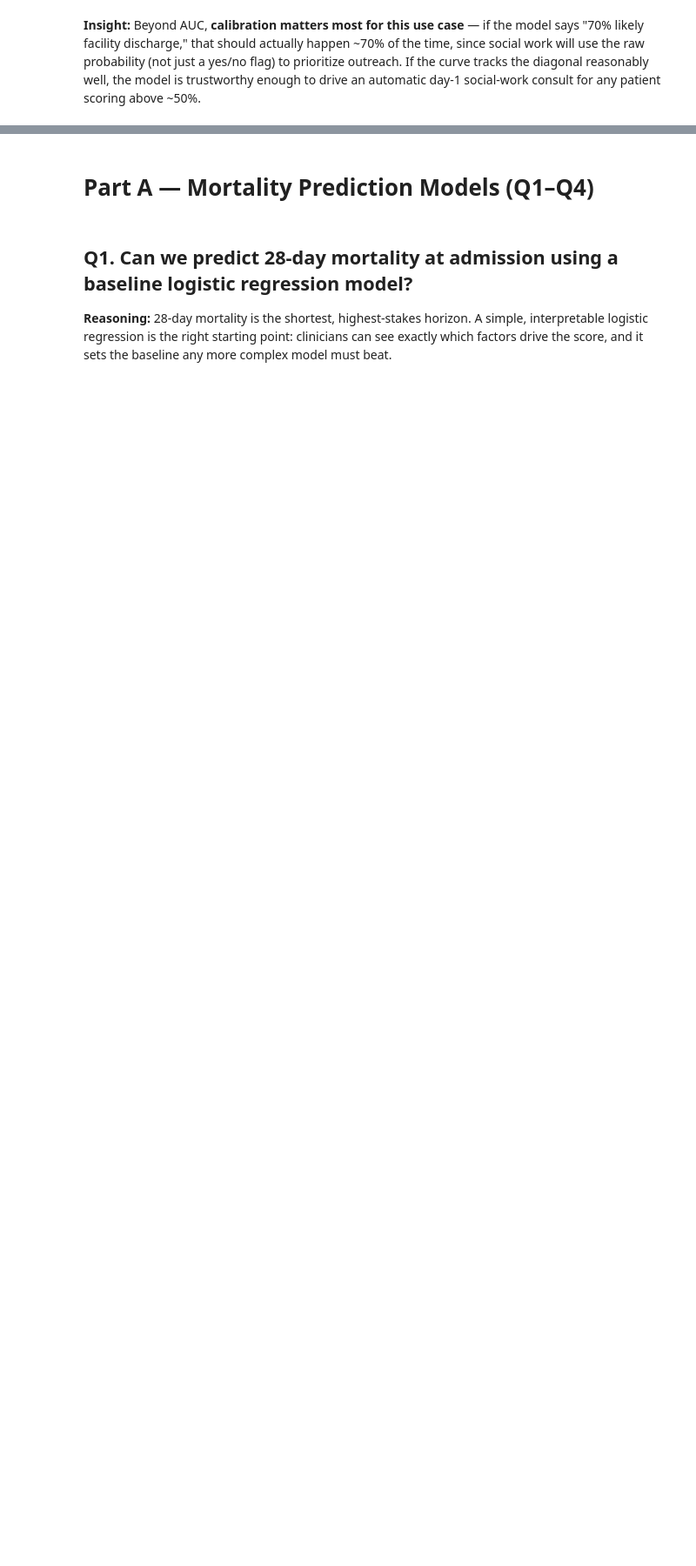
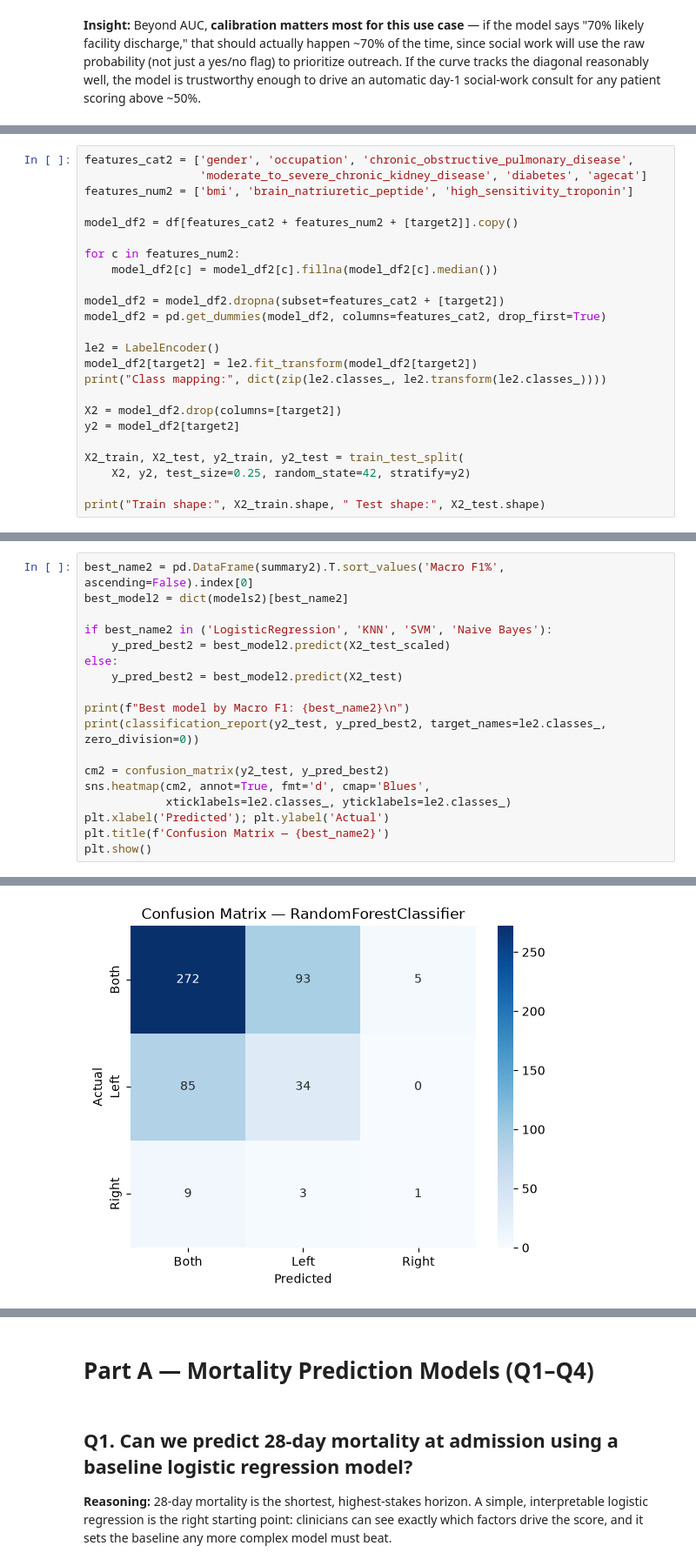
Before and after one commit to mishrasudha1984-png/Team4_The_Zen_OF_Five_PythonHackathon_Sep2026, a Jupyter notebook: Team4_The_Zen_Of_Five_4.Predictive.ipynb, the cells around one changed output, grey strips where cells are left out. Shown: that part at 87% size. Drawn from its saved outputs; the diff is of its cells as text; blank space fills up the shorter version.

Commit message:
2 predictive questions by priya added
2 predictive questions by priya added

```diff
--- a/Team4_The_Zen_Of_Five_4.Predictive.ipynb
+++ b/Team4_The_Zen_Of_Five_4.Predictive.ipynb
@@ -648,0 +619,24 @@ patient scoring above ~50%.
+# %%
+features_cat2 = ['gender', 'occupation', 'chronic_obstructive_pulmonary_disease',
+                 'moderate_to_severe_chronic_kidney_disease', 'diabetes', 'agecat']
+features_num2 = ['bmi', 'brain_natriuretic_peptide', 'high_sensitivity_troponin']
+
+model_df2 = df[features_cat2 + features_num2 + [target2]].copy()
+
+for c in features_num2:
+    model_df2[c] = model_df2[c].fillna(model_df2[c].median())
+
+model_df2 = model_df2.dropna(subset=features_cat2 + [target2])
+model_df2 = pd.get_dummies(model_df2, columns=features_cat2, drop_first=True)
+
+le2 = LabelEncoder()
+model_df2[target2] = le2.fit_transform(model_df2[target2])
+print("Class mapping:", dict(zip(le2.classes_, le2.transform(le2.classes_))))
+
+X2 = model_df2.drop(columns=[target2])
+y2 = model_df2[target2]
+
+X2_train, X2_test, y2_train, y2_test = train_test_split(
+    X2, y2, test_size=0.25, random_state=42, stratify=y2)
+
+print("Train shape:", X2_train.shape, " Test shape:", X2_test.shape)
@@ -648,0 +689,19 @@ patient scoring above ~50%.
+# %%
+best_name2 = pd.DataFrame(summary2).T.sort_values('Macro F1%', ascending=False).index[0]
+best_model2 = dict(models2)[best_name2]
+
+if best_name2 in ('LogisticRegression', 'KNN', 'SVM', 'Naive Bayes'):
+    y_pred_best2 = best_model2.predict(X2_test_scaled)
+else:
+    y_pred_best2 = best_model2.predict(X2_test)
+
+print(f"Best model by Macro F1: {best_name2}\n")
+print(classification_report(y2_test, y_pred_best2, target_names=le2.classes_, zero_division=0))
+
+cm2 = confusion_matrix(y2_test, y_pred_best2)
+sns.heatmap(cm2, annot=True, fmt='d', cmap='Blues',
+            xticklabels=le2.classes_, yticklabels=le2.classes_)
+plt.xlabel('Predicted'); plt.ylabel('Actual')
+plt.title(f'Confusion Matrix — {best_name2}')
+plt.show()
+# %% [output]
@@ -648,0 +719 @@ patient scoring above ~50%.
+[figure, added]
```
Also changed, not shown: parts of 57 cells of this notebook.
